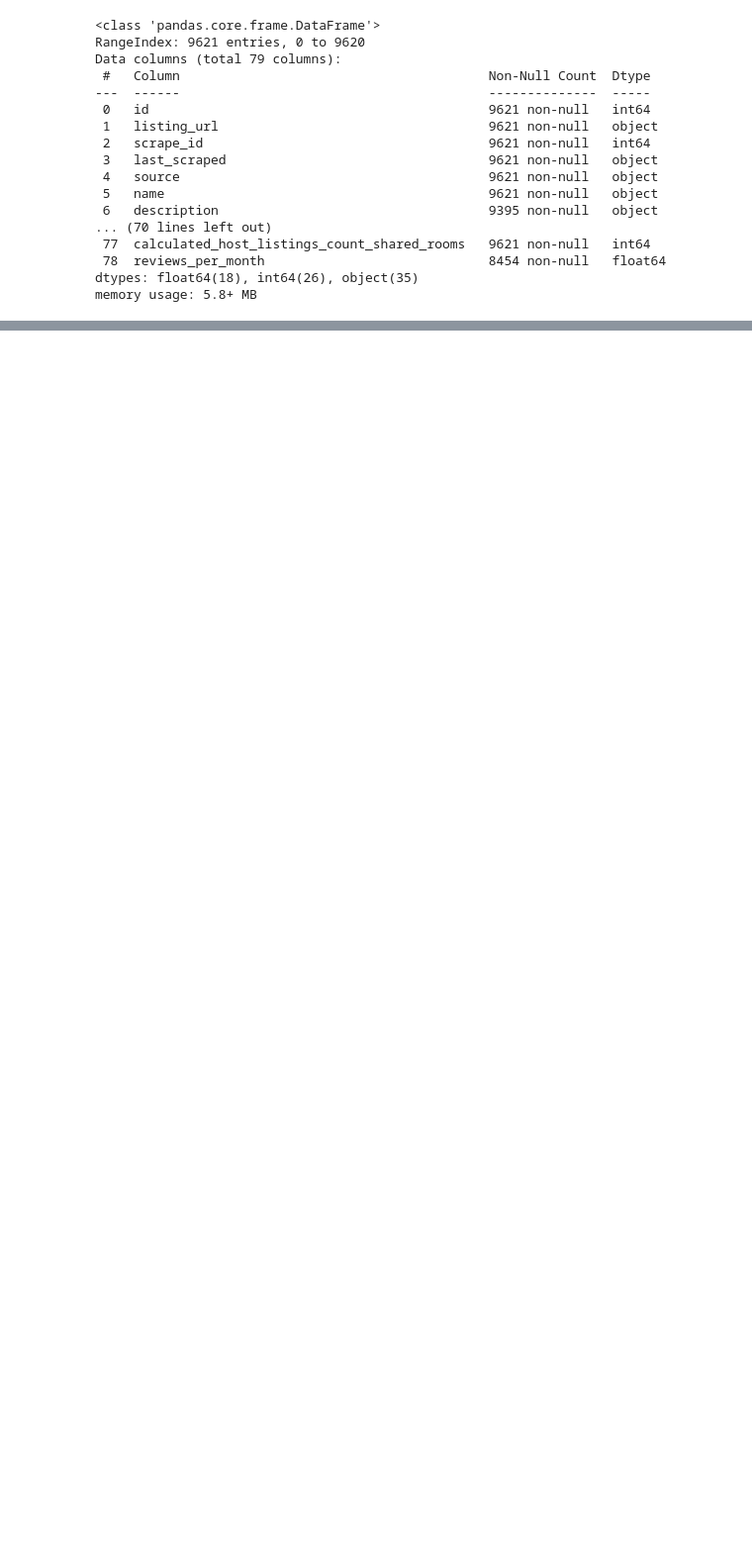
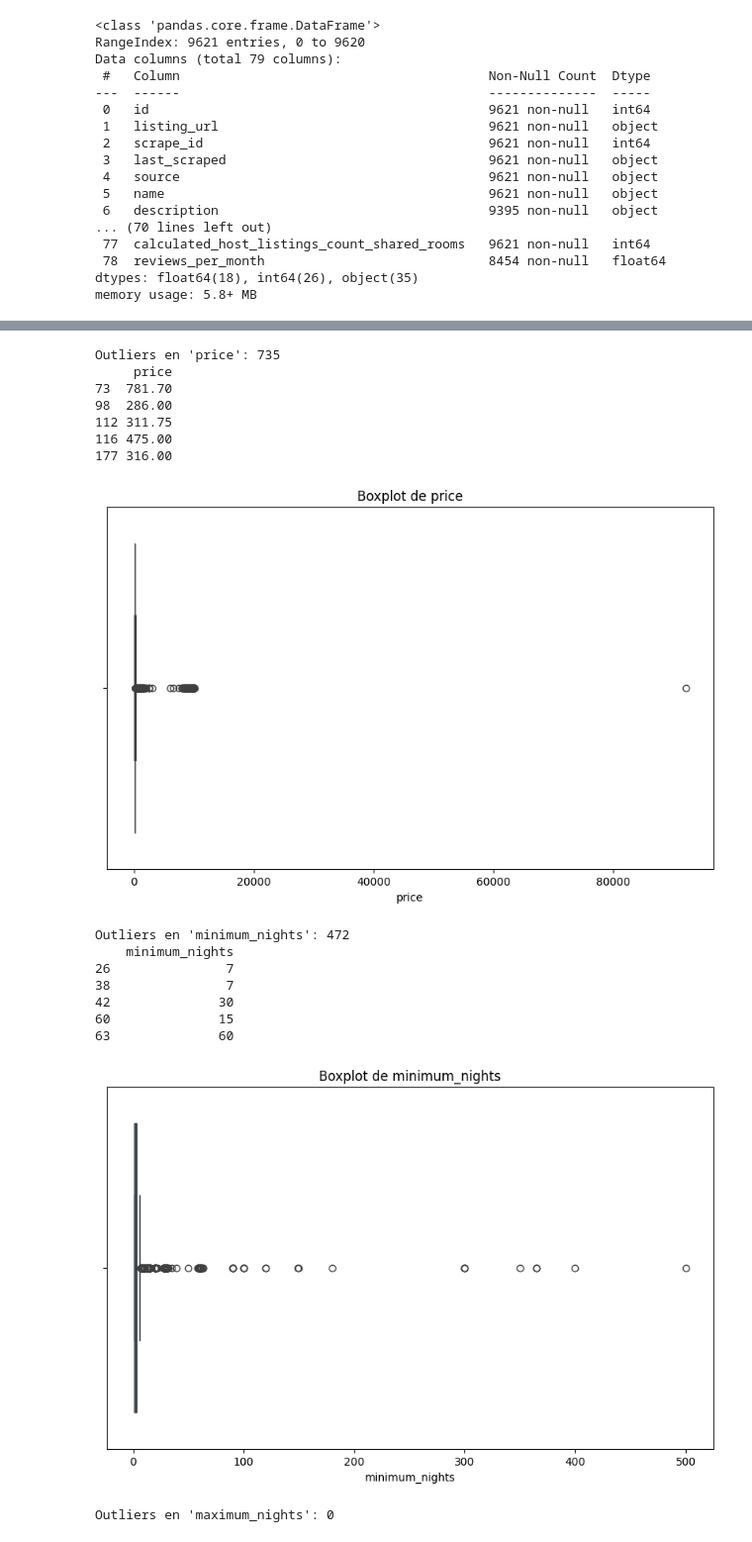
Before and after one commit to vfpomer/Analisis-de-inversion-inmobiliario, a Jupyter notebook: notebooks/malagalaext_pp.ipynb, the cells around one changed output, grey strips where cells are left out. Shown at 99% size. Saved outputs shown, nothing was run; the diff lists cells and outputs as text; code cells hidden in the pictures; blank space fills up the shorter version.

```diff
--- a/notebooks/malagalaext_pp.ipynb
+++ b/notebooks/malagalaext_pp.ipynb
@@ -375,0 +233,11 @@ df_neighbourhoods.head()
+# %%
+# Eliminar columna 'neighbourhood'
+# ya que 'neighbourhood_cleansed' es más precisa
+if 'neighbourhood' in df.columns:
+    df.drop(columns=['neighbourhood'], inplace=True)
+
+# Renombrar columnas para consistencia
+df = df.rename(columns={
+    'neighbourhood_group_cleansed': 'neighbourhood_group',
+    'neighbourhood_cleansed': 'neighbourhood'
+})
@@ -375,0 +384,49 @@ df_neighbourhoods.head()
+# %%
+# Columnas a analizar
+columns_to_check = ['price', 'minimum_nights', 'maximum_nights', 'accommodates',
+                    'beds', 'bedrooms', 'number_of_reviews', 'reviews_per_month',
+                    'estimated_revenue_l365d']
+
+# Detectar y manejar outliers
+for col in columns_to_check:
+    if col in df.columns:
+        # Detectar outliers combinando IQR y Modified Z-Score
+        outliers = detect_outliers_combined(df, col)
+        print(f"Outliers en '{col}': {len(outliers)}")
+
+        # Mostrar algunos ejemplos de outliers
+        if len(outliers) > 0:
+            print(outliers[[col]].head())
+
+        # Visualizar los outliers con un boxplot
+        plt.figure(figsize=(10, 6))
+        sns.boxplot(x=df[col])
+        plt.title(f'Boxplot de {col}')
+        plt.xlabel(col)
+        plt.show()
+
+        # Opcional: Manejo de outliers
+        # Eliminar outliers
+        # df = df[~df.index.isin(outliers.index)]
+
+        # Reemplazar outliers con el percentil 95
+        # cap = df[col].quantile(0.95)
+        # df.loc[df[col] > cap, col] = cap
+# %% [output]
+Outliers en 'price': 735
+     price
+73  781.70
+98  286.00
+112 311.75
+116 475.00
+177 316.00
+[figure, added]
+Outliers en 'minimum_nights': 472
+    minimum_nights
+26               7
+38               7
+42              30
+60              15
+63              60
+[figure, added]
+Outliers en 'maximum_nights': 0
```
Also changed, not shown: parts of 61 cells of this notebook, 4 other files.
